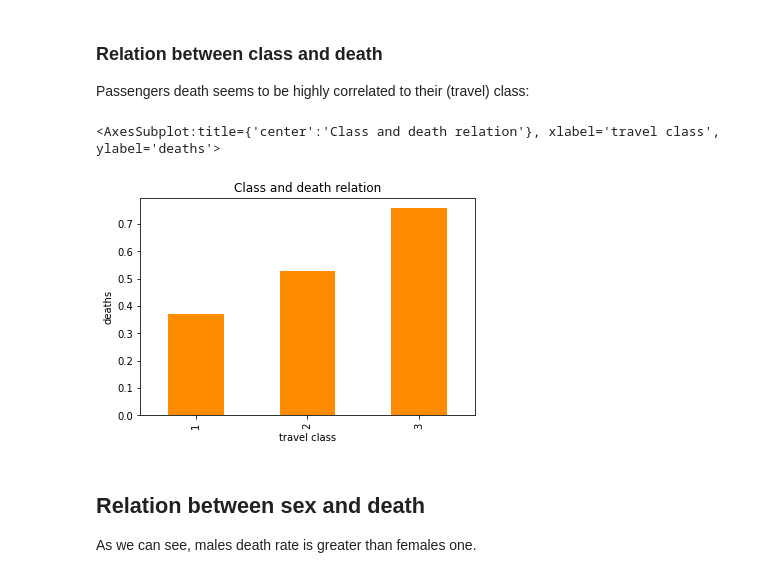
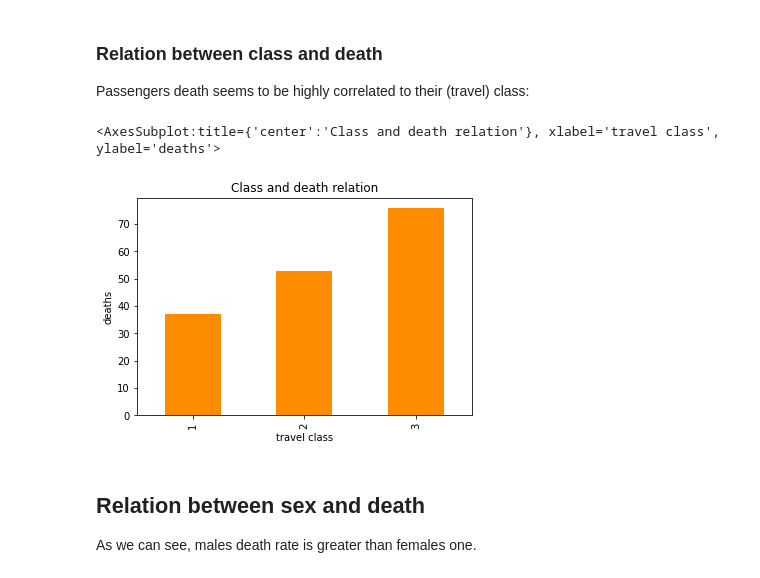
Before and after one commit to Fedege98/TitanicKaggle, a Jupyter notebook: titanicchallenge-enrico.ipynb, the cells around one changed output. Cells and saved outputs as stored; diff of their text form; code cells hidden in the pictures.

```diff
--- a/titanicchallenge-enrico.ipynb
+++ b/titanicchallenge-enrico.ipynb
@@ -118,11 +118,11 @@ ax = sns.heatmap(clean_training_set.corr(), annot=True)
 ### Relation between class and death
 Passengers death seems to be highly correlated to their (travel) class:
 # %%
-class_scheme = clean_training_set.groupby('Pclass')['Survived'].apply(lambda x: (x==0).mean())
+class_scheme = clean_training_set.groupby('Pclass')['Survived'].apply(lambda x: (x==0).mean()*100)
 class_scheme.plot(kind='bar', color='darkorange', width = 0.5, title='Class and death relation', ylabel='deaths', xlabel='travel class')
 # %% [output]
 <AxesSubplot:title={'center':'Class and death relation'}, xlabel='travel class', ylabel='deaths'>
-[figure, old version]
+[figure, new version]
 # %% [markdown]
 ## Relation between sex and death
 As we can see, males death rate is greater than females one.
```
Also changed, not shown: parts of 4 cells of this notebook.
